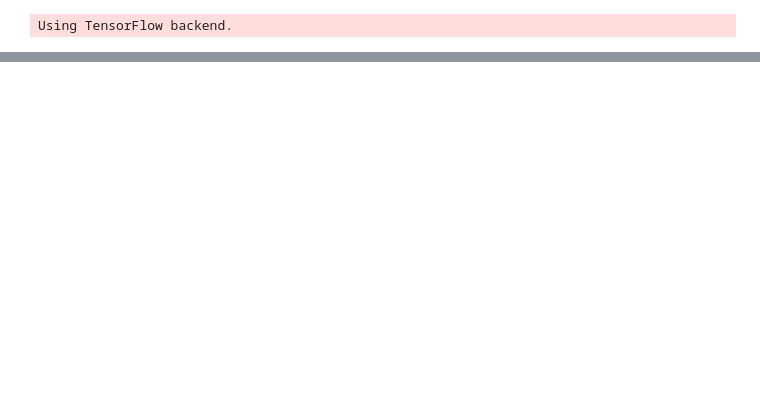
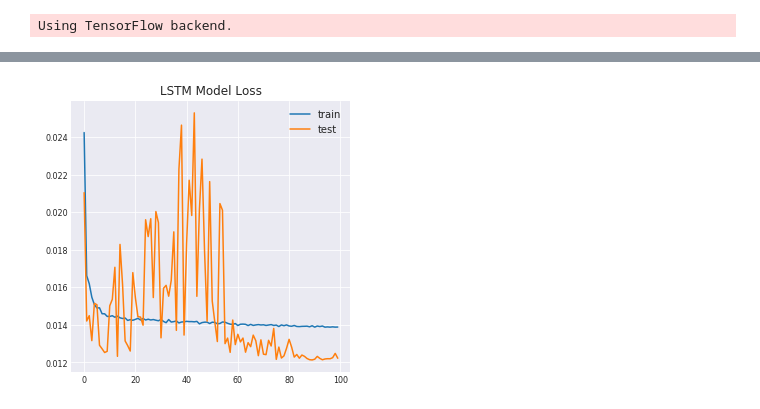
Before and after one commit to Hyoungju/CS230-Final-project-predicting-taxi-demand, a Jupyter notebook: Test_minute_day.ipynb, the cells around one changed output, grey strips where cells are left out. Saved outputs shown, nothing was run; the diff lists cells and outputs as text; code cells hidden in the pictures; blank space fills up the shorter version.

```diff
--- a/Test_minute_day.ipynb
+++ b/Test_minute_day.ipynb
@@ -190,0 +207,86 @@ result
+# %%
+for i in range (4, 7):
+    values = total_values[total_values[:, -8] == total_values[120 + 24*i, 5]]
+    n_train_hours = 225257
+    train = values[:n_train_hours, :]
+    test = values[n_train_hours:, :]
+    # split into input and outputs
+    n_obs = n_hours * n_features
+    train_X, train_y = train[:, :n_obs], train[:, -1]
+    test_X, test_y = test[:, :n_obs], test[:, -1]
+    # reshape input to be 3D [samples, timesteps, features]
+    train_X = train_X.reshape((train_X.shape[0], n_hours, n_features))
+    test_X = test_X.reshape((test_X.shape[0], n_hours, n_features))
+
+    # design network
+    model = Sequential()
+    model.add(LSTM(24, input_shape=(train_X.shape[1], train_X.shape[2])))
+    model.add(Dense(1))
+    model.compile(loss='mae', optimizer='adam')
+
+    # fit network
+    history = model.fit(train_X, train_y, epochs=100, batch_size=100,
+                    validation_data=(test_X, test_y), verbose=2, shuffle=False)
+
+    history_loss = pd.DataFrame()
+    history_loss['train'] = history.history['loss']
+    history_loss['test'] = history.history['val_loss']
+    history_loss.plot(figsize=(5,5), fontsize=8,
+                title='LSTM Model Loss');
+
+    # make a prediction
+    yhat = model.predict(test_X)
+    # reshape back to 2d
+    test_X = test_X.reshape((test_X.shape[0], -1))
+
+    # invert scaling for forecast# invert
+    inv_yhat = np.concatenate((test[:, 235:239], yhat), axis=1)
+    inv_yhat = scaler.inverse_transform(inv_yhat)
+    inv_yhat = inv_yhat[:,-1]
+
+    # invert scaling for actual
+    test_y = test_y.reshape((len(test_y), 1))
+    inv_y = np.concatenate((test[:, 235:239], test_y), axis=1)
+    inv_y = scaler.inverse_transform(inv_y)
+    inv_y = inv_y[:,-1]
+    inv_yhat_gte_zero = inv_yhat.copy()
+    inv_yhat_gte_zero[inv_yhat_gte_zero < 0] = 0
+
+    # calculate r2
+    result[0, i] = r2_score(inv_y, inv_yhat)
+
+    # calculate mean absolute error
+    result[1, i] = mean_absolute_error(inv_y, inv_yhat)
+
+    # calculate rmse
+    rmse = math.sqrt(mean_squared_error(inv_y, inv_yhat))
+    result[2, i]= rmse
+
+    # calculate mean absolute error percentage
+    maep = np.mean(np.abs((inv_y - inv_yhat)/inv_y))*100
+    result[3, i] = maep
+
+    #train bias
+    yhat_t = model.predict(train_X)
+    # reshape back to 2d
+    train_X = train_X.reshape((train_X.shape[0], -1))
+
+    # invert scaling for forecast# invert
+    inv_yhat_t = np.concatenate((train[:, 235:239], yhat_t), axis=1)
+    inv_yhat_t = scaler.inverse_transform(inv_yhat_t)
+    inv_yhat_t = inv_yhat_t[:,-1]
+
+    # invert scaling for actual
+    train_y = train_y.reshape((len(train_y), 1))
+    inv_y_t = np.concatenate((train[:, 235:239], train_y), axis=1)
+    inv_y_t = scaler.inverse_transform(inv_y_t)
+    inv_y_t = inv_y_t[:,-1]
+    inv_yhat_gte_zero = inv_yhat_t.copy()
+    inv_yhat_gte_zero[inv_yhat_gte_zero < 0] = 0
+
+    index = (np.abs((inv_y_t - inv_yhat_t)/inv_y_t) < 1)
+    # calculate mean absolute error percentage
+    maep = np.mean(np.abs((inv_y_t[index] - inv_yhat_t[index])/inv_y_t[index]))*100
+
+    result[4, i] = maep
+# %% [output]
@@ -190,0 +310 @@ result
+[figure, added]
```
Also changed, not shown: parts of 4 cells of this notebook.
